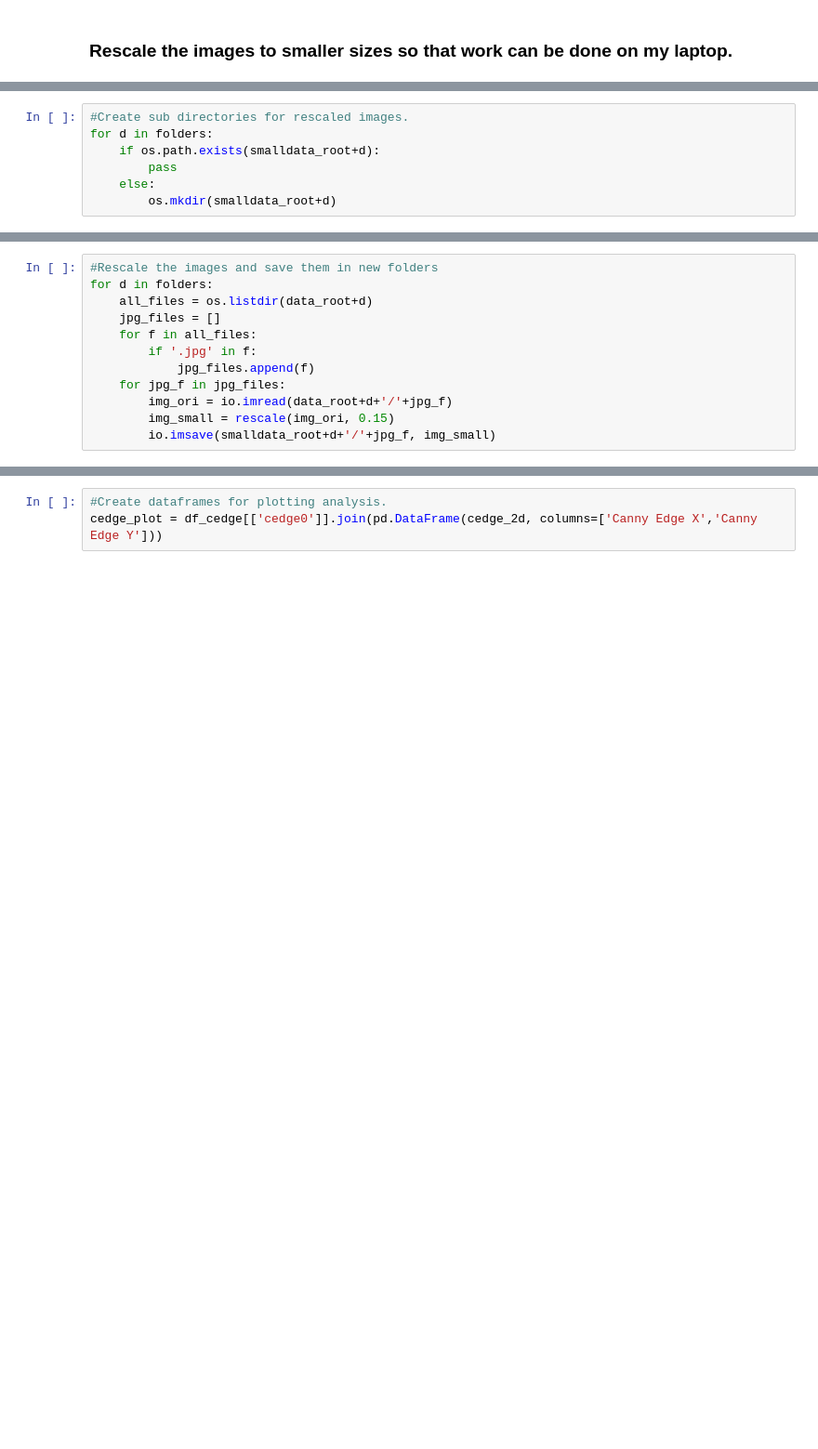
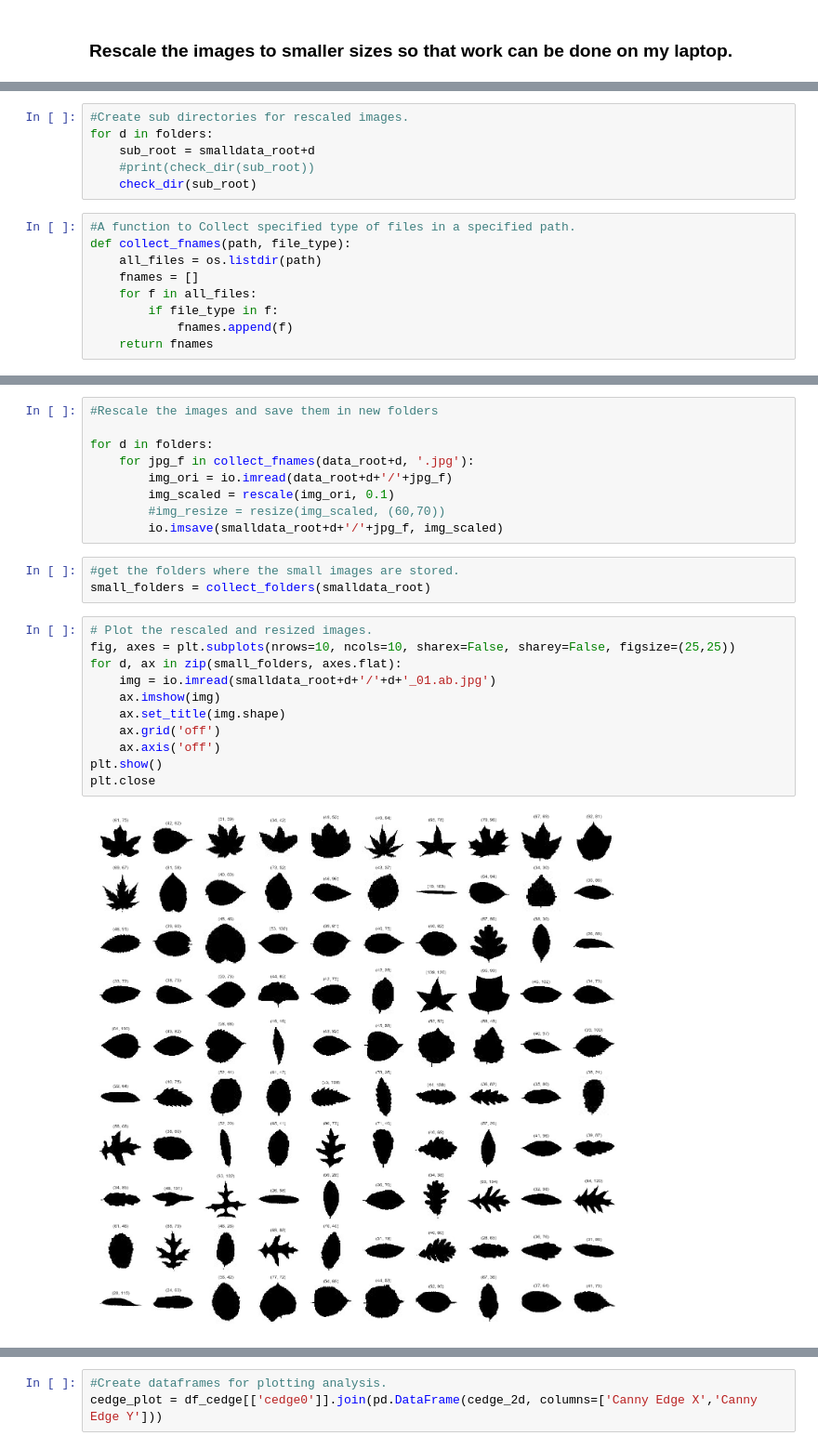
Before and after one commit to vradore/python_data, a Jupyter notebook: UCI_plant_leaves/species_classification_MGu.ipynb, the cells around one changed output, grey strips where cells are left out. Shown at 93% size. Cells and saved outputs as stored; diff of their text form; blank space fills up the shorter version.

```diff
--- a/UCI_plant_leaves/species_classification_MGu.ipynb
+++ b/UCI_plant_leaves/species_classification_MGu.ipynb
@@ -302,7 +316,15 @@ else:
 # %%
 #Create sub directories for rescaled images.
 for d in folders:
-    if os.path.exists(smalldata_root+d):
-        pass
-    else:
-        os.mkdir(smalldata_root+d)
+    sub_root = smalldata_root+d
+    #print(check_dir(sub_root))
+    check_dir(sub_root)
+# %%
+#A function to Collect specified type of files in a specified path.
+def collect_fnames(path, file_type):
+    all_files = os.listdir(path)
+    fnames = []
+    for f in all_files:
+        if file_type in f:
+            fnames.append(f)
+    return fnames
@@ -309,12 +339,25 @@ for d in folders:
 # %%
 #Rescale the images and save them in new folders
+
 for d in folders:
-    all_files = os.listdir(data_root+d)
-    jpg_files = []
-    for f in all_files:
-        if '.jpg' in f:
-            jpg_files.append(f)
-    for jpg_f in jpg_files:
+    for jpg_f in collect_fnames(data_root+d, '.jpg'):
         img_ori = io.imread(data_root+d+'/'+jpg_f)
-        img_small = rescale(img_ori, 0.15)
-        io.imsave(smalldata_root+d+'/'+jpg_f, img_small)
+        img_scaled = rescale(img_ori, 0.1)
+        #img_resize = resize(img_scaled, (60,70))
+        io.imsave(smalldata_root+d+'/'+jpg_f, img_scaled)
+# %%
+#get the folders where the small images are stored.
+small_folders = collect_folders(smalldata_root)
+# %%
+# Plot the rescaled and resized images.
+fig, axes = plt.subplots(nrows=10, ncols=10, sharex=False, sharey=False, figsize=(25,25))
+for d, ax in zip(small_folders, axes.flat):
+    img = io.imread(smalldata_root+d+'/'+d+'_01.ab.jpg')
+    ax.imshow(img)
+    ax.set_title(img.shape)
+    ax.grid('off')
+    ax.axis('off')
+plt.show()
+plt.close
+# %% [output]
+[figure, added]
```
Also changed, not shown: parts of 61 cells of this notebook.
